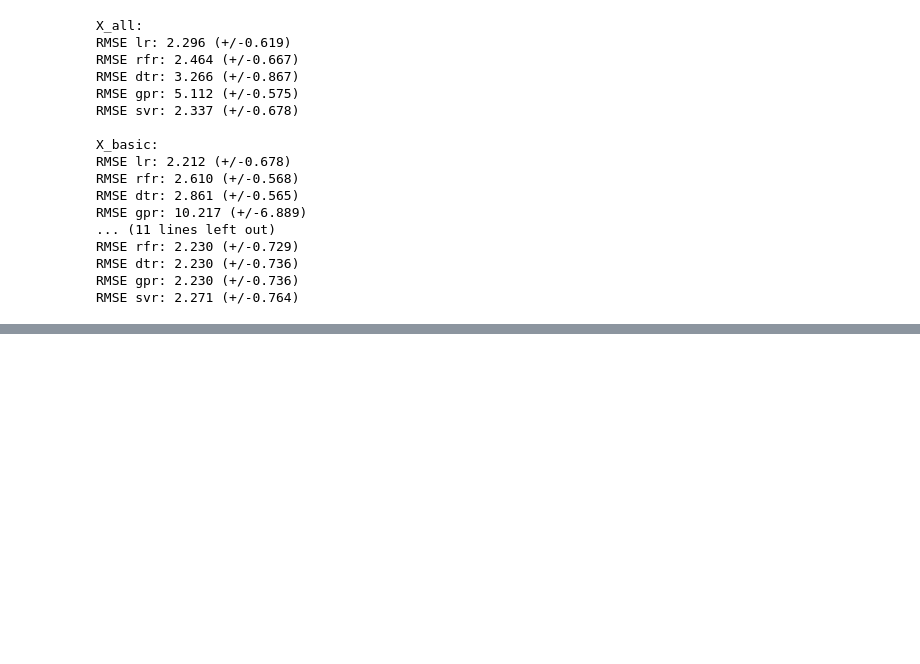
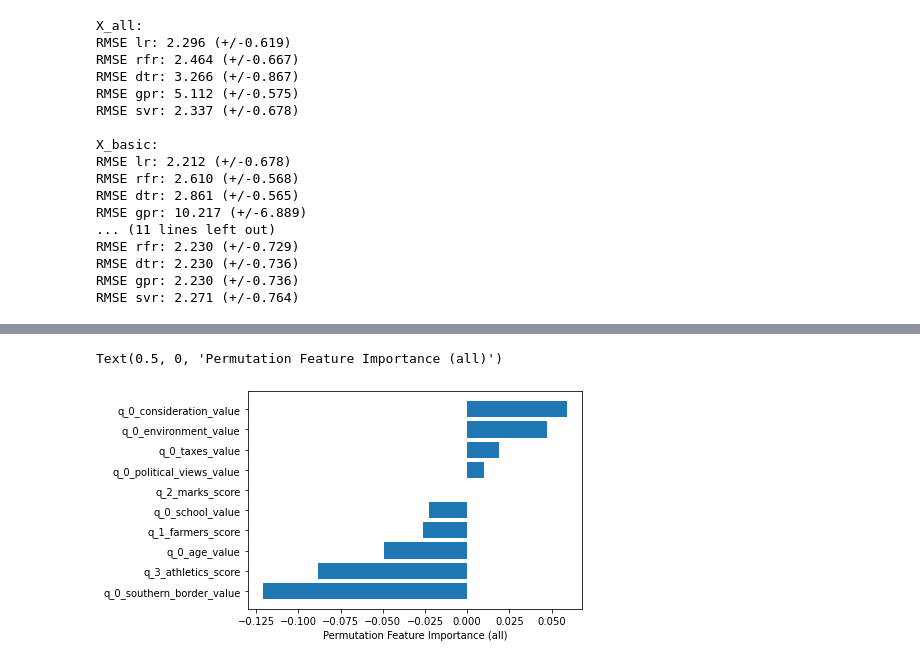
Before and after one commit to EyeofBeholder-NLeSC/play-around-sample-set, a Jupyter notebook: notebooks/IPM_worker_reliability.ipynb, the cells around one changed output, grey strips where cells are left out. Saved outputs shown, nothing was run; the diff lists cells and outputs as text; code cells hidden in the pictures; blank space fills up the shorter version.

```diff
--- a/notebooks/IPM_worker_reliability.ipynb
+++ b/notebooks/IPM_worker_reliability.ipynb
@@ -204,0 +205,9 @@ Text(0.5, 0, 'Permutation Feature Importance')
+# %%
+model_lr.fit(X_train, y_train)
+perm_importance = permutation_importance(model_lr, X_test, y_test)
+sort_index = perm_importance.importances_mean.argsort()
+plt.barh(X_train.columns.astype("string")[sort_index], perm_importance.importances_mean[sort_index])
+plt.xlabel("Permutation Feature Importance (all)")
+# %% [output]
+Text(0.5, 0, 'Permutation Feature Importance (all)')
+[figure, added]
```
Also changed, not shown: parts of 1 cell of this notebook.
